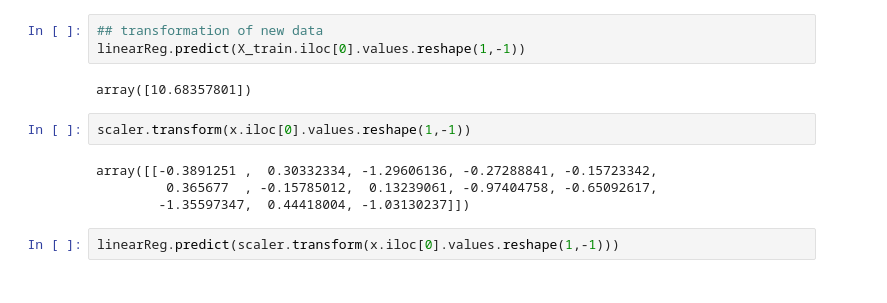
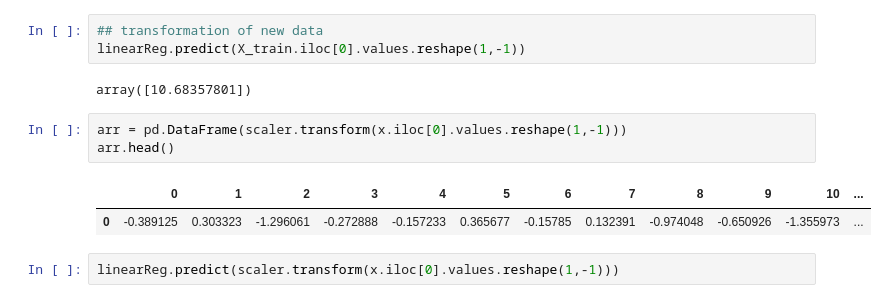
Before and after one commit to SANJANA-PRABHA/bostonhouseprice, a Jupyter notebook: housingdata.ipynb, the cells around one changed output. Saved outputs shown, nothing was run; the diff lists cells and outputs as text.

```diff
--- a/housingdata.ipynb
+++ b/housingdata.ipynb
@@ -514,11 +560,11 @@ linearReg.predict(X_train.iloc[0].values.reshape(1,-1))
 # %% [output]
 array([10.68357801])
 # %%
-scaler.transform(x.iloc[0].values.reshape(1,-1))
+arr = pd.DataFrame(scaler.transform(x.iloc[0].values.reshape(1,-1)))
+arr.head()
 # %% [output]
-array([[-0.3891251 ,  0.30332334, -1.29606136, -0.27288841, -0.15723342,
-         0.365677  , -0.15785012,  0.13239061, -0.97404758, -0.65092617,
-        -1.35597347,  0.44418004, -1.03130237]])
+|  | 0 | 1 | 2 | 3 | 4 | 5 | 6 | 7 | 8 | 9 | 10 | ... |
+| 0 | -0.389125 | 0.303323 | -1.296061 | -0.272888 | -0.157233 | 0.365677 | -0.15785 | 0.132391 | -0.974048 | -0.650926 | -1.355973 | ... |
 # %%
 linearReg.predict(scaler.transform(x.iloc[0].values.reshape(1,-1)))
 # %% [output]
```
Also changed, not shown: parts of 17 cells of this notebook, 4 other files.
